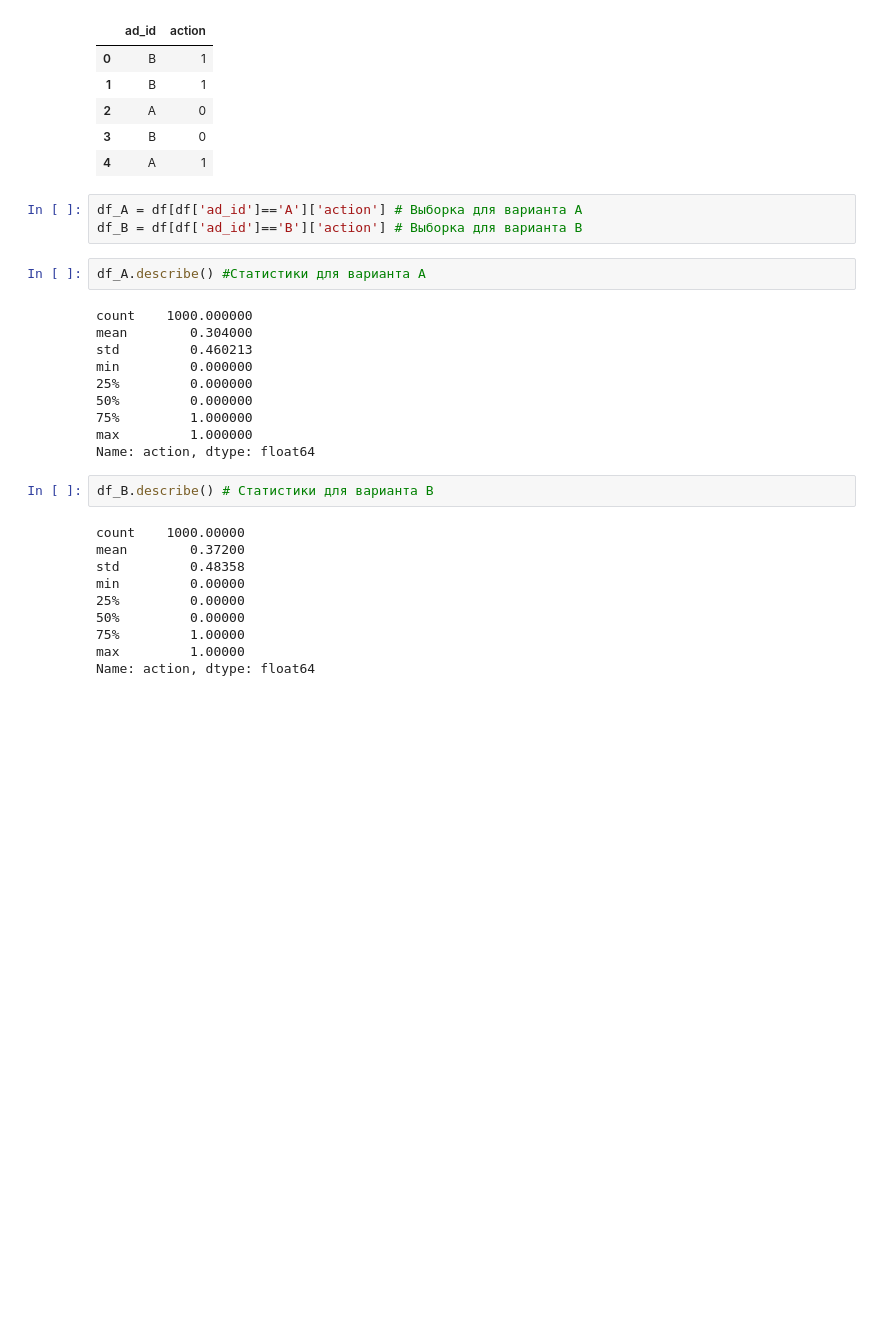
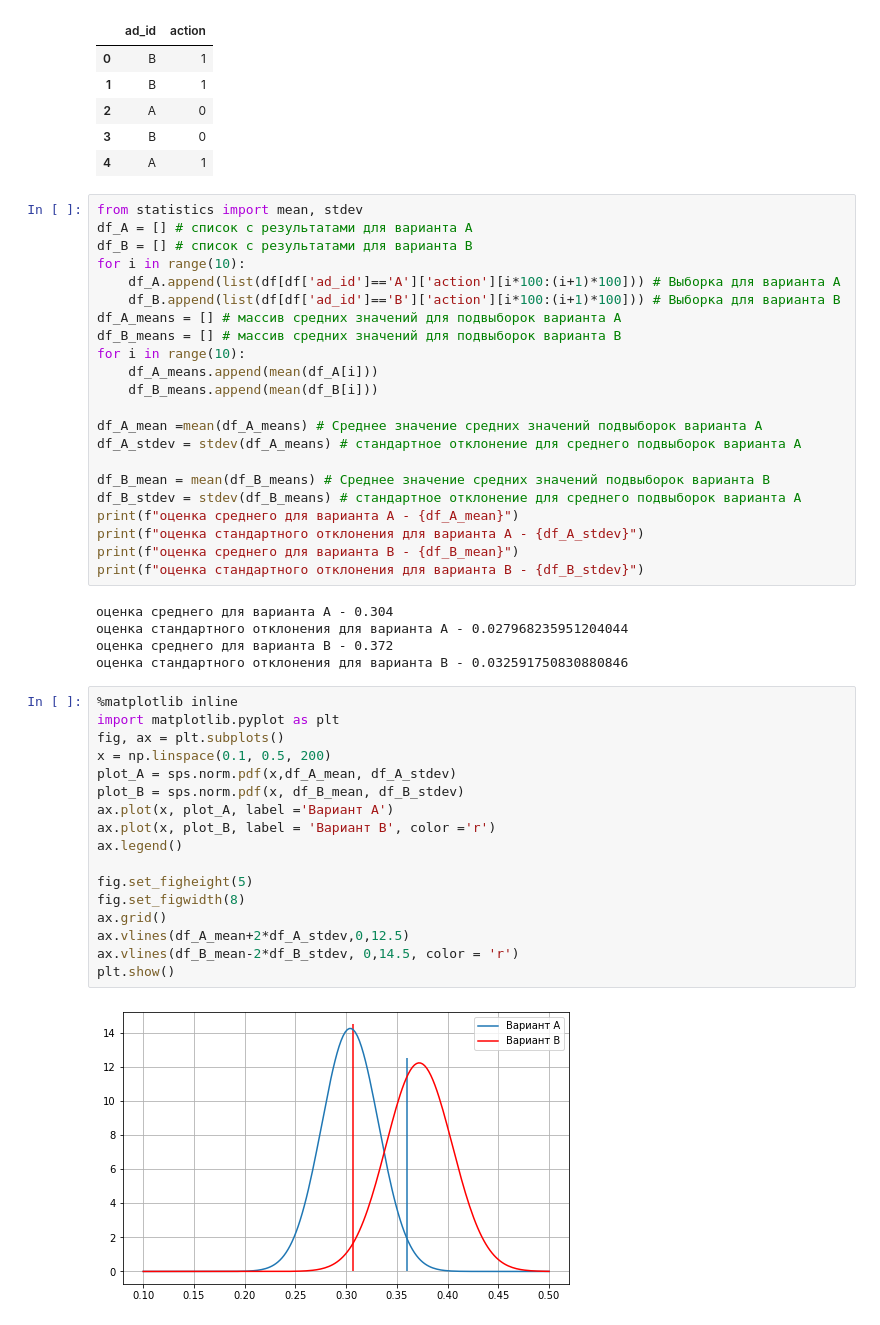
Before and after one commit to anvaan64/innopolis_2, a Jupyter notebook: DZAB.ipynb, the cells around one changed output. Saved outputs shown, nothing was run; the diff lists cells and outputs as text; blank space fills up the shorter version.

```diff
--- a/DZAB.ipynb
+++ b/DZAB.ipynb
@@ -23,32 +25,51 @@ df.head()
 | 3 | B | 0 |
 | 4 | A | 1 |
 # %%
-df_A = df[df['ad_id']=='A']['action'] # Выборка для варианта А
-df_B = df[df['ad_id']=='B']['action'] # Выборка для варианта В
+from statistics import mean, stdev
+df_A = [] # список с результатами для варианта А
+df_B = [] # список с результатами для варианта В
+for i in range(10):
+    df_A.append(list(df[df['ad_id']=='A']['action'][i*100:(i+1)*100])) # Выборка для варианта А
+    df_B.append(list(df[df['ad_id']=='B']['action'][i*100:(i+1)*100])) # Выборка для варианта В
+df_A_means = [] # массив средних значений для подвыборок варианта А
+df_B_means = [] # массив средних значений для подвыборок варианта В
+for i in range(10):
+    df_A_means.append(mean(df_A[i]))
+    df_B_means.append(mean(df_B[i]))
+
+df_A_mean =mean(df_A_means) # Среднее значение средних значений подвыборок варианта А
+df_A_stdev = stdev(df_A_means) # стандартное отклонение для среднего подвыборок варианта А
+
+df_B_mean = mean(df_B_means) # Среднее значение средних значений подвыборок варианта В
+df_B_stdev = stdev(df_B_means) # стандартное отклонение для среднего подвыборок варианта А
+print(f"оценка среднего для варианта А - {df_A_mean}")
+print(f"оценка стандартного отклонения для варианта А - {df_A_stdev}")
+print(f"оценка среднего для варианта B - {df_B_mean}")
+print(f"оценка стандартного отклонения для варианта B - {df_B_stdev}")
+# %% [output]
+оценка среднего для варианта А - 0.304
+оценка стандартного отклонения для варианта А - 0.027968235951204044
+оценка среднего для варианта B - 0.372
+оценка стандартного отклонения для варианта B - 0.032591750830880846
-# %%
-df_A.describe() #Статистики для варианта А
-# %% [output]
-count    1000.000000
-mean        0.304000
-std         0.460213
-min         0.000000
-25%         0.000000
-50%         0.000000
-75%         1.000000
-max         1.000000
-Name: action, dtype: float64
-# %%
-df_B.describe() # Статистики для варианта В
-# %% [output]
-count    1000.00000
-mean        0.37200
-std         0.48358
-min         0.00000
-25%         0.00000
-50%         0.00000
-75%         1.00000
-max         1.00000
-Name: action, dtype: float64
+# %%
+%matplotlib inline
+import matplotlib.pyplot as plt
+fig, ax = plt.subplots()
+x = np.linspace(0.1, 0.5, 200)
+plot_A = sps.norm.pdf(x,df_A_mean, df_A_stdev)
+plot_B = sps.norm.pdf(x, df_B_mean, df_B_stdev)
+ax.plot(x, plot_A, label ='Вариант А')
+ax.plot(x, plot_B, label = 'Вариант В', color ='r')
+ax.legend()
+
+fig.set_figheight(5)
+fig.set_figwidth(8)
+ax.grid()
+ax.vlines(df_A_mean+2*df_A_stdev,0,12.5)
+ax.vlines(df_B_mean-2*df_B_stdev, 0,14.5, color = 'r')
+plt.show()
+# %% [output]
+[figure, added]
 # %%
 # Сделаем предположение: т.к. средние значения отличаюся значительно ( отличие примерно 22%),
 # а размер выборок очень большой ( 1000), то гипотеза H0 с большой вероятностью будет отклоненна
```
Also changed, not shown: parts of 6 cells of this notebook.
